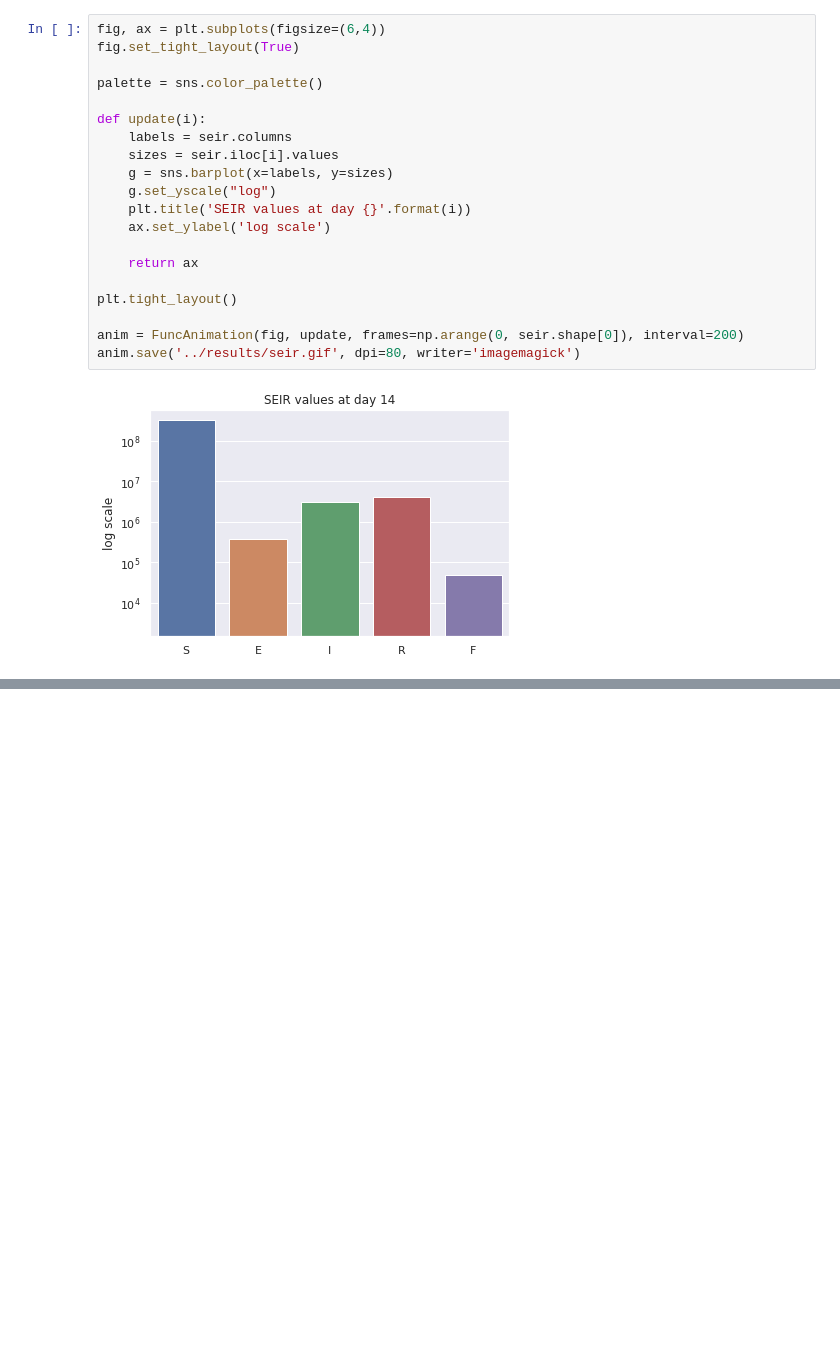
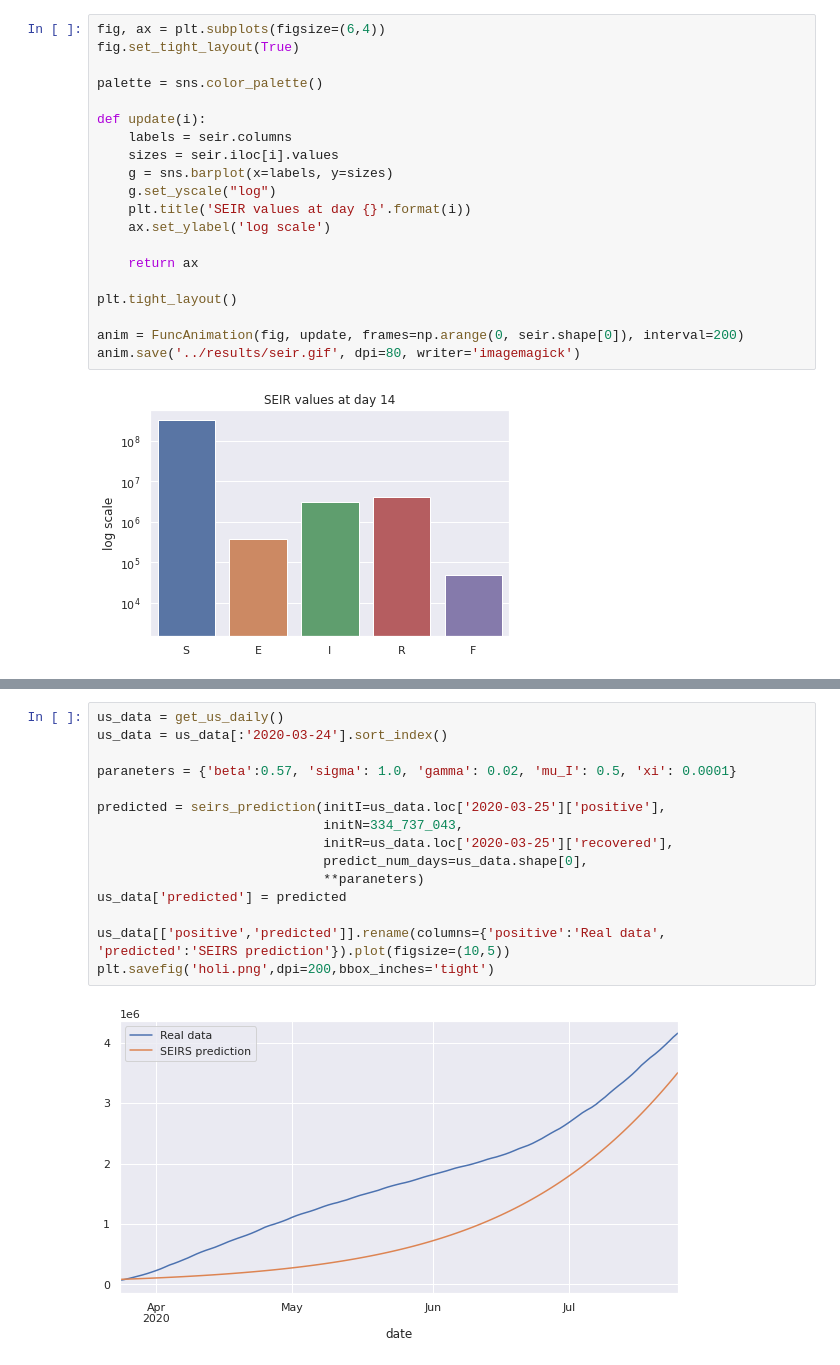
Before and after one commit to MGijon/BuildwithAI_Predictive_Algorithm, a Jupyter notebook: Data_exploration/plot design.ipynb, the cells around one changed output, grey strips where cells are left out. Saved outputs shown, nothing was run; the diff lists cells and outputs as text; blank space fills up the shorter version.

```diff
--- a/Data_exploration/plot design.ipynb
+++ b/Data_exploration/plot design.ipynb
@@ -176,0 +297,17 @@ anim.save('../results/seir.gif', dpi=80, writer='imagemagick')
+# %%
+us_data = get_us_daily()
+us_data = us_data[:'2020-03-24'].sort_index()
+
+paraneters = {'beta':0.57, 'sigma': 1.0, 'gamma': 0.02, 'mu_I': 0.5, 'xi': 0.0001}
+
+predicted = seirs_prediction(initI=us_data.loc['2020-03-25']['positive'],
+                             initN=334_737_043,
+                             initR=us_data.loc['2020-03-25']['recovered'],
+                             predict_num_days=us_data.shape[0],
+                             **paraneters)
+us_data['predicted'] = predicted
+
+us_data[['positive','predicted']].rename(columns={'positive':'Real data', 'predicted':'SEIRS prediction'}).plot(figsize=(10,5))
+plt.savefig('holi.png',dpi=200,bbox_inches='tight')
+# %% [output]
+[figure, added]
```
Also changed, not shown: parts of 16 cells of this notebook.
